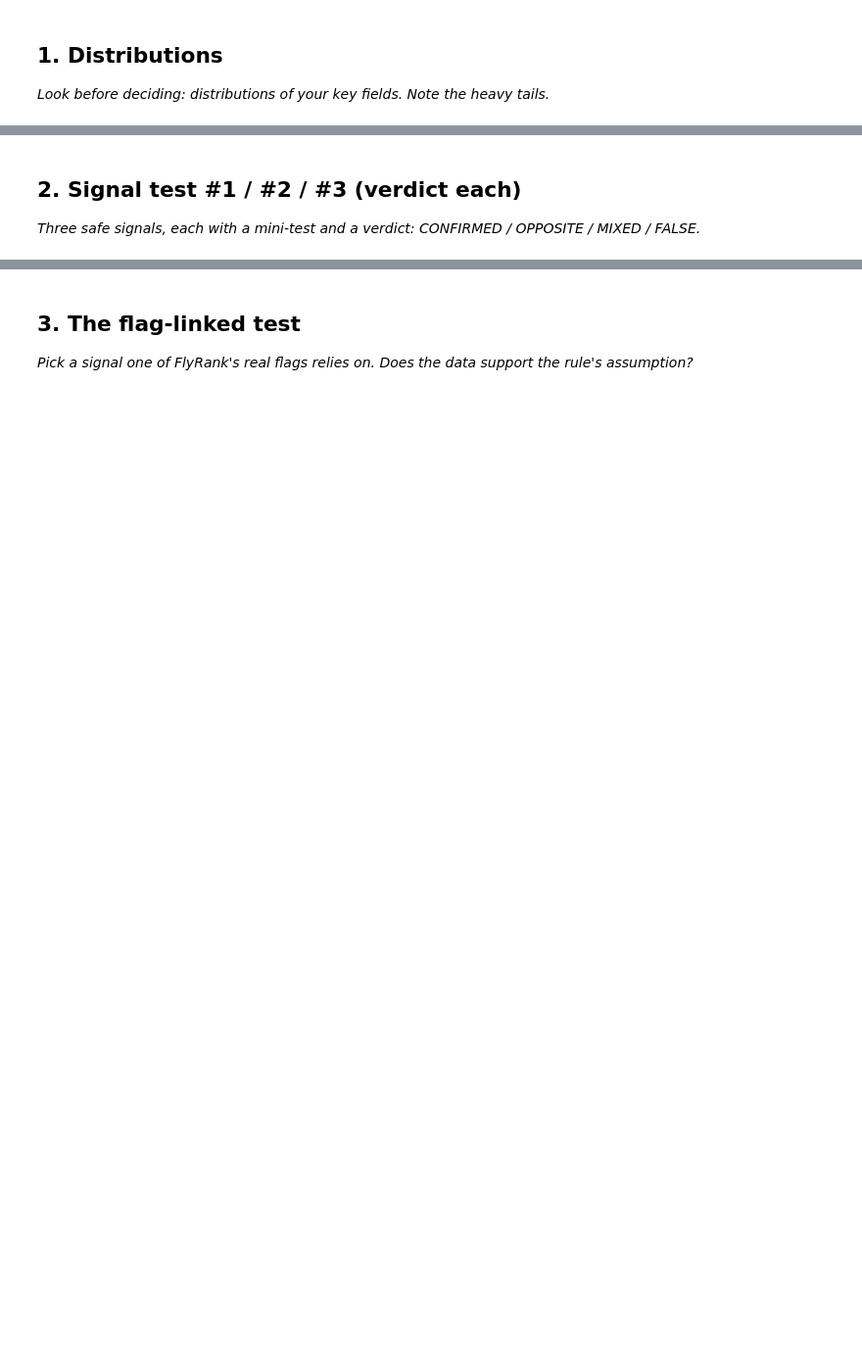
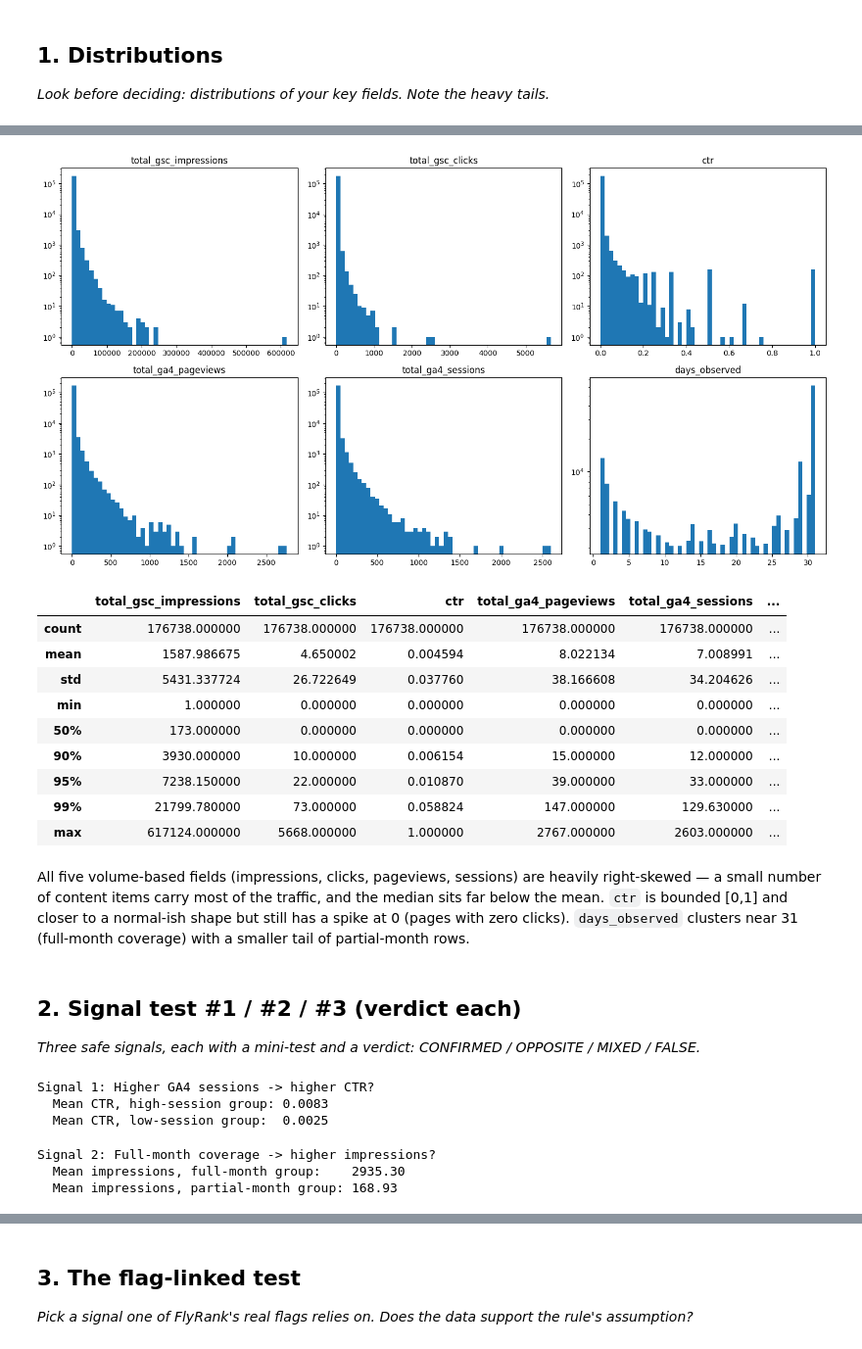
Before and after one commit to Fizzah-Amir14/flyrank-ml-internship, a Jupyter notebook: work/notebooks/w04_signal_audit.ipynb, the cells around one changed output, grey strips where cells are left out. Shown at 98% size. Drawn from its saved outputs; the diff is of its cells as text; code cells hidden in the pictures; blank space fills up the shorter version.

Commit message:
Restore completed notebook files from Git object storage

```diff
--- a/work/notebooks/w04_signal_audit.ipynb
+++ b/work/notebooks/w04_signal_audit.ipynb
@@ -13,4 +60,72 @@ This skeleton is yours to fill. Work the sections **in order** — each one has
+# %%
+import matplotlib.pyplot as plt
+
+# Reuse con, local_parquet_path, feature_df from earlier notebooks in this session
+# If running fresh, re-run the setup + feature_df cells first (Runtime → Run all)
+
+fig, axes = plt.subplots(2, 3, figsize=(15, 8))
+
+fields = ['total_gsc_impressions', 'total_gsc_clicks', 'ctr',
+          'total_ga4_pageviews', 'total_ga4_sessions', 'days_observed']
+
+for ax, field in zip(axes.flat, fields):
+    ax.hist(feature_df[field], bins=50)
+    ax.set_title(field)
+    ax.set_yscale('log')  # heavy tails make linear scale useless here
+
+plt.tight_layout()
+plt.show()
+
+# Numeric summary alongside the plots
+display(feature_df[fields].describe(percentiles=[.5, .9, .95, .99]))
+# %% [output]
+[figure, added]
+|  | total_gsc_impressions | total_gsc_clicks | ctr | total_ga4_pageviews | total_ga4_sessions | ... |
+| count | 176738.000000 | 176738.000000 | 176738.000000 | 176738.000000 | 176738.000000 | ... |
+| mean | 1587.986675 | 4.650002 | 0.004594 | 8.022134 | 7.008991 | ... |
+| std | 5431.337724 | 26.722649 | 0.037760 | 38.166608 | 34.204626 | ... |
+| min | 1.000000 | 0.000000 | 0.000000 | 0.000000 | 0.000000 | ... |
+| 50% | 173.000000 | 0.000000 | 0.000000 | 0.000000 | 0.000000 | ... |
+| 90% | 3930.000000 | 10.000000 | 0.006154 | 15.000000 | 12.000000 | ... |
+| 95% | 7238.150000 | 22.000000 | 0.010870 | 39.000000 | 33.000000 | ... |
+| 99% | 21799.780000 | 73.000000 | 0.058824 | 147.000000 | 129.630000 | ... |
+| max | 617124.000000 | 5668.000000 | 1.000000 | 2767.000000 | 2603.000000 | ... |
+# %% [markdown]
+All five volume-based fields (impressions, clicks, pageviews, sessions) are heavily right-skewed —
+a small number of content items carry most of the traffic, and the median sits far below the mean.
+`ctr` is bounded [0,1] and closer to a normal-ish shape but still has a spike at 0 (pages with zero clicks).
+`days_observed` clusters near 31 (full-month coverage) with a smaller tail of partial-month rows.
 # %% [markdown]
 ## 2. Signal test #1 / #2 / #3 (verdict each)
 
 *Three safe signals, each with a mini-test and a verdict: CONFIRMED / OPPOSITE / MIXED / FALSE.*
+# %%
+import numpy as np
+
+# --- Signal 1: Higher CTR associates with more clicks per impression already captured,
+# so test whether higher ga4_sessions associates with higher ctr (engagement carries over)
+median_sessions = feature_df['total_ga4_sessions'].median()
+high_sessions = feature_df[feature_df['total_ga4_sessions'] > median_sessions]['ctr']
+low_sessions = feature_df[feature_df['total_ga4_sessions'] <= median_sessions]['ctr']
+
+print("Signal 1: Higher GA4 sessions -> higher CTR?")
+print(f"  Mean CTR, high-session group: {high_sessions.mean():.4f}")
+print(f"  Mean CTR, low-session group:  {low_sessions.mean():.4f}")
+# Verdict written below based on printed values
+# %% [output]
+Signal 1: Higher GA4 sessions -> higher CTR?
+  Mean CTR, high-session group: 0.0083
+  Mean CTR, low-session group:  0.0025
+# %%
+# --- Signal 2: More days observed (fuller month coverage) associates with higher impression volume
+median_days = feature_df['days_observed'].median()
+full_month = feature_df[feature_df['days_observed'] >= median_days]['total_gsc_impressions']
+partial_month = feature_df[feature_df['days_observed'] < median_days]['total_gsc_impressions']
+
+print("Signal 2: Full-month coverage -> higher impressions?")
+print(f"  Mean impressions, full-month group:    {full_month.mean():.2f}")
+print(f"  Mean impressions, partial-month group: {partial_month.mean():.2f}")
+# %% [output]
+Signal 2: Full-month coverage -> higher impressions?
+  Mean impressions, full-month group:    2935.30
+  Mean impressions, partial-month group: 168.93
```
Also changed, not shown: parts of 5 cells of this notebook, 9 other files.
